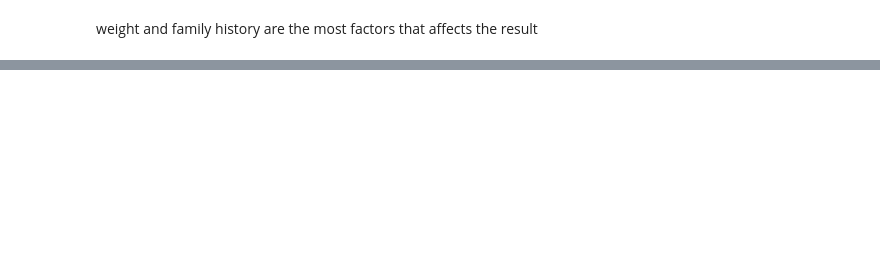
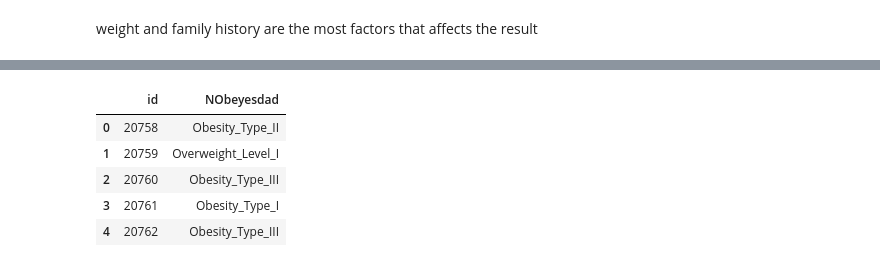
Before and after one commit to IsraaAbdelghany9/Prediction-of-Obesity-Risk, a Jupyter notebook: prediction-of-obesity-risk-iti-project.ipynb, the cells around one changed output, grey strips where cells are left out. Cells and saved outputs as stored; diff of their text form; code cells hidden in the pictures; blank space fills up the shorter version.

```diff
--- a/prediction-of-obesity-risk-iti-project.ipynb
+++ b/prediction-of-obesity-risk-iti-project.ipynb
@@ -663,0 +812,12 @@ weight and family history are the most factors that affects the result
+# %%
+def map_predictions_to_labels(predictions):
+    reverse_map = {
+        0: "Insufficient_Weight",
+        1: "Normal_Weight",
+        2: "Overweight_Level_I",
+        3: "Overweight_Level_II",
+        4: "Obesity_Type_I",
+        5: "Obesity_Type_II",
+        6: "Obesity_Type_III"
+    }
+    return [reverse_map[pred] for pred in predictions]
@@ -663,0 +829,15 @@ weight and family history are the most factors that affects the result
+# %%
+y_prediction_back = map_predictions_to_labels(y_prediction)
+# %%
+# save the submission file
+submission = pd.DataFrame({'id': test_df['id'], 'NObeyesdad': y_prediction_back})
+# %%
+submission.to_csv('Data/submission.csv', index=False)
+submission.head()
+# %% [output]
+|  | id | NObeyesdad |
+| 0 | 20758 | Obesity_Type_II |
+| 1 | 20759 | Overweight_Level_I |
+| 2 | 20760 | Obesity_Type_III |
+| 3 | 20761 | Obesity_Type_I |
+| 4 | 20762 | Obesity_Type_III |
```
Also changed, not shown: parts of 40 cells of this notebook, 1 other file.
